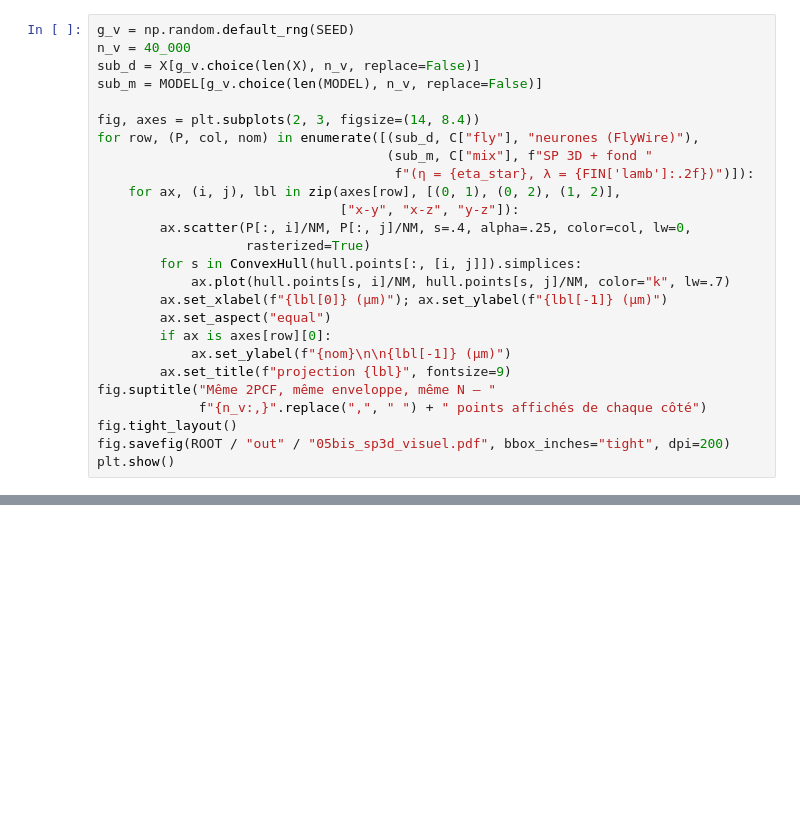
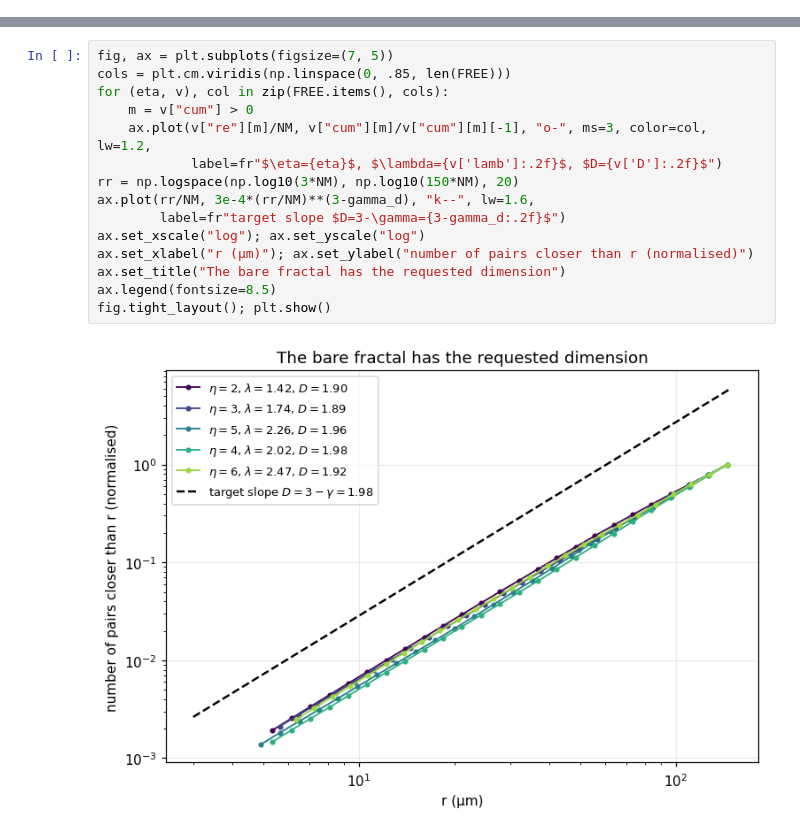
Before and after one commit to Presigny/fake_world, a Jupyter notebook: notebooks/05bis_fly_sp3d.ipynb, the cells around one changed output, grey strips where cells are left out. Drawn from its saved outputs; the diff is of its cells as text; blank space fills up the shorter version.

```diff
--- a/notebooks/05bis_fly_sp3d.ipynb
+++ b/notebooks/05bis_fly_sp3d.ipynb
@@ -950,26 +0,0 @@ print(f"{len(X):,} neurones chargés  |  modèle : {len(MODEL):,} points"
-# %%
-g_v = np.random.default_rng(SEED)
-n_v = 40_000
-sub_d = X[g_v.choice(len(X), n_v, replace=False)]
-sub_m = MODEL[g_v.choice(len(MODEL), n_v, replace=False)]
-
-fig, axes = plt.subplots(2, 3, figsize=(14, 8.4))
-for row, (P, col, nom) in enumerate([(sub_d, C["fly"], "neurones (FlyWire)"),
-                                     (sub_m, C["mix"], f"SP 3D + fond "
-                                      f"(η = {eta_star}, λ = {FIN['lamb']:.2f})")]):
-    for ax, (i, j), lbl in zip(axes[row], [(0, 1), (0, 2), (1, 2)],
-                               ["x-y", "x-z", "y-z"]):
-        ax.scatter(P[:, i]/NM, P[:, j]/NM, s=.4, alpha=.25, color=col, lw=0,
-                   rasterized=True)
-        for s in ConvexHull(hull.points[:, [i, j]]).simplices:
-            ax.plot(hull.points[s, i]/NM, hull.points[s, j]/NM, color="k", lw=.7)
-        ax.set_xlabel(f"{lbl[0]} (µm)"); ax.set_ylabel(f"{lbl[-1]} (µm)")
-        ax.set_aspect("equal")
-        if ax is axes[row][0]:
-            ax.set_ylabel(f"{nom}\n\n{lbl[-1]} (µm)")
-        ax.set_title(f"projection {lbl}", fontsize=9)
-fig.suptitle("Même 2PCF, même enveloppe, même N — "
-             f"{n_v:,}".replace(",", " ") + " points affichés de chaque côté")
-fig.tight_layout()
-fig.savefig(ROOT / "out" / "05bis_sp3d_visuel.pdf", bbox_inches="tight", dpi=200)
-plt.show()
@@ -1240,0 +307,17 @@ que des **distances**, pas celles qui dépendent de **où** sont les amas.
+# %%
+fig, ax = plt.subplots(figsize=(7, 5))
+cols = plt.cm.viridis(np.linspace(0, .85, len(FREE)))
+for (eta, v), col in zip(FREE.items(), cols):
+    m = v["cum"] > 0
+    ax.plot(v["re"][m]/NM, v["cum"][m]/v["cum"][m][-1], "o-", ms=3, color=col, lw=1.2,
+            label=fr"$\eta={eta}$, $\lambda={v['lamb']:.2f}$, $D={v['D']:.2f}$")
+rr = np.logspace(np.log10(3*NM), np.log10(150*NM), 20)
+ax.plot(rr/NM, 3e-4*(rr/NM)**(3-gamma_d), "k--", lw=1.6,
+        label=fr"target slope $D=3-\gamma={3-gamma_d:.2f}$")
+ax.set_xscale("log"); ax.set_yscale("log")
+ax.set_xlabel("r (µm)"); ax.set_ylabel("number of pairs closer than r (normalised)")
+ax.set_title("The bare fractal has the requested dimension")
+ax.legend(fontsize=8.5)
+fig.tight_layout(); plt.show()
+# %% [output]
+[figure, added]
```
Also changed, not shown: parts of 75 cells of this notebook, 52 other files.
